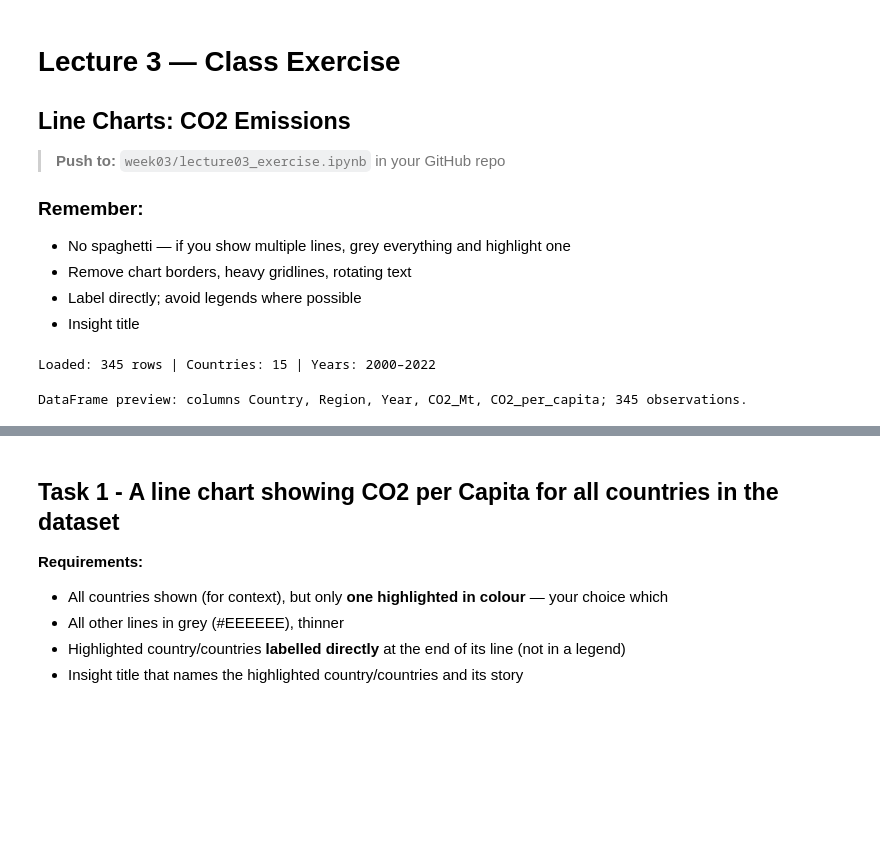
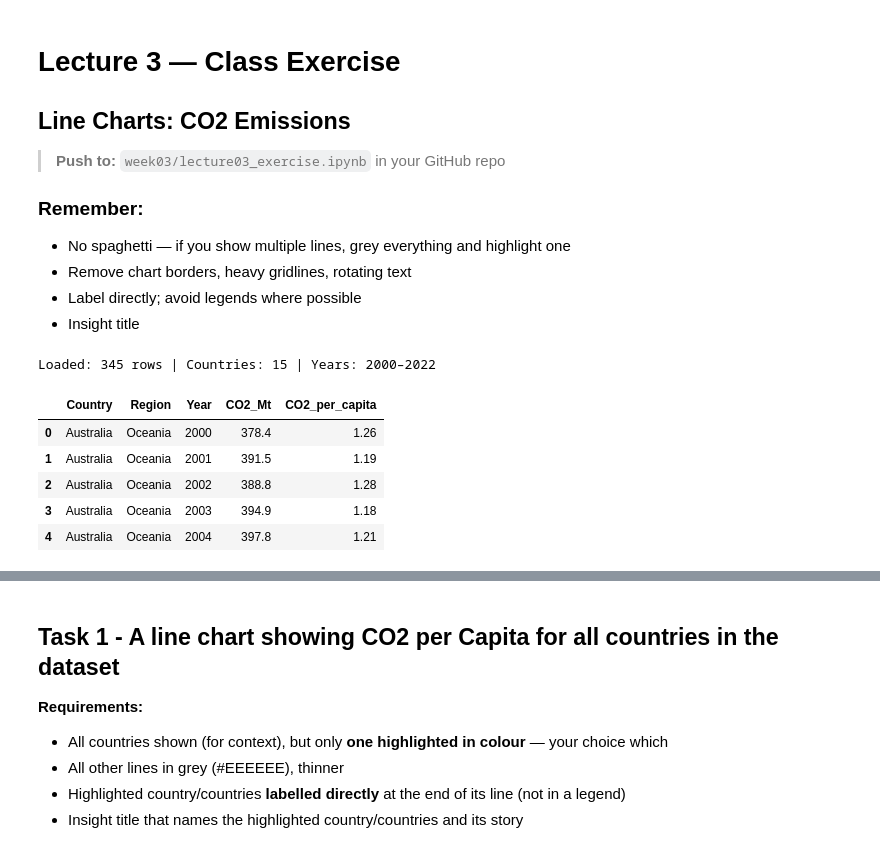
Before and after one commit to AlokKevadiya/dataviz-exercise-alokkevadiya, a Jupyter notebook: week03/lecture03_exercise.ipynb, the cells around one changed output, grey strips where cells are left out. Saved outputs shown, nothing was run; the diff lists cells and outputs as text; code cells hidden in the pictures; blank space fills up the shorter version.

```diff
--- a/week03/lecture03_exercise.ipynb
+++ b/week03/lecture03_exercise.ipynb
@@ -12,25 +12,34 @@
 # %%
 import pandas as pd
 import plotly.express as px
 import plotly.graph_objects as go
 from pathlib import Path
 
-# Works when Jupyter is started from week03/ or the repository root.
+# In Jupyter, the working directory may be week03/ or the repo root.
 possible_paths = [Path('../data/co2_emissions.csv'), Path('data/co2_emissions.csv')]
 csv_path = next((p for p in possible_paths if p.is_file()), None)
 if csv_path is None:
     raise FileNotFoundError('Place co2_emissions.csv in the repository data/ folder.')
 
 df = pd.read_csv(csv_path)
 df = df.sort_values(['Country', 'Year']).reset_index(drop=True)
+
+# Ensure we're using the expected columns and complete country-year series.
 assert {'Country', 'Region', 'Year', 'CO2_Mt', 'CO2_per_capita'} <= set(df.columns)
 assert not df[['Country', 'Region', 'Year', 'CO2_Mt', 'CO2_per_capita']].isna().any().any()
 assert not df.duplicated(['Country', 'Year']).any()
-print(f"Loaded: {len(df)} rows | Countries: {df['Country'].nunique()} | Years: {df['Year'].min()}–{df['Year'].max()}")
+
+print(f"Loaded: {len(df)} rows | Countries: {df['Country'].nunique()} | "
+      f"Years: {df['Year'].min()}–{df['Year'].max()}")
 display(df.head())
 # %% [output]
 Loaded: 345 rows | Countries: 15 | Years: 2000–2022
-DataFrame preview: columns Country, Region, Year, CO2_Mt, CO2_per_capita; 345 observations.
+|  | Country | Region | Year | CO2_Mt | CO2_per_capita |
+| 0 | Australia | Oceania | 2000 | 378.4 | 1.26 |
+| 1 | Australia | Oceania | 2001 | 391.5 | 1.19 |
+| 2 | Australia | Oceania | 2002 | 388.8 | 1.28 |
+| 3 | Australia | Oceania | 2003 | 394.9 | 1.18 |
+| 4 | Australia | Oceania | 2004 | 397.8 | 1.21 |
 # %%
 # Explore before building
 
```
Also changed, not shown: parts of 5 cells of this notebook.
